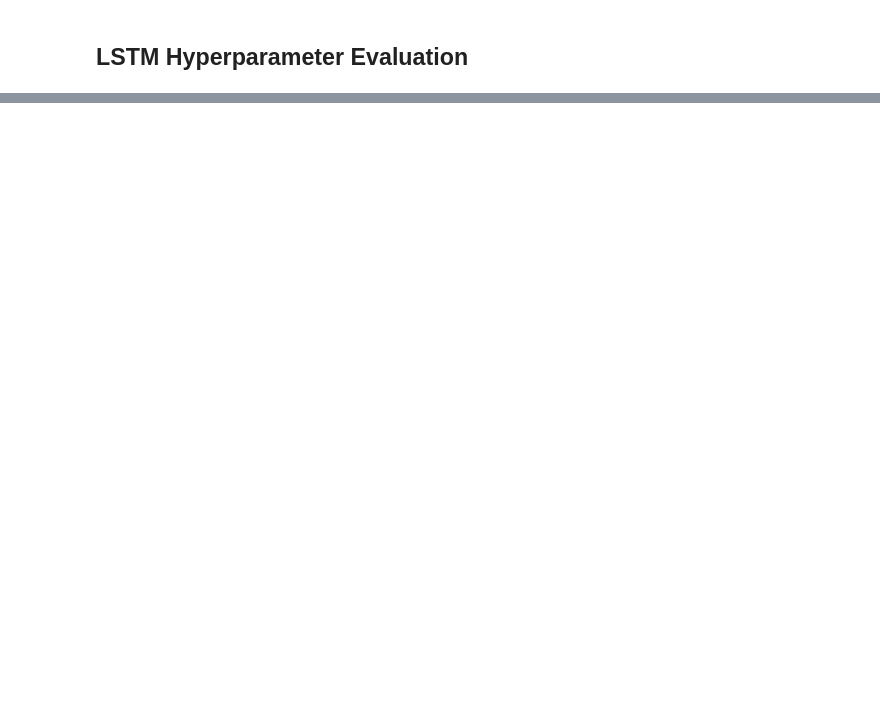
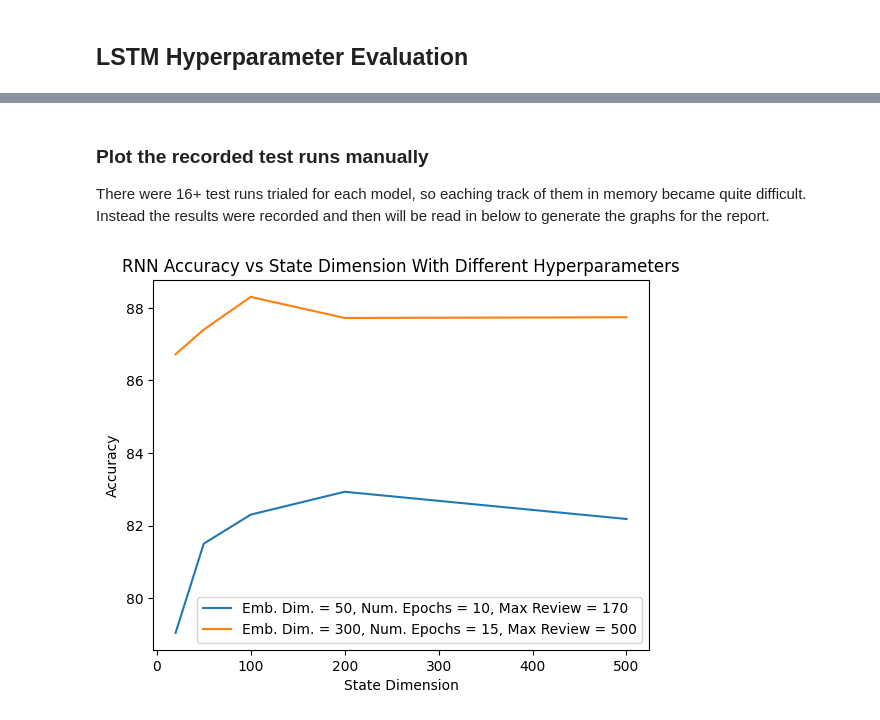
Before and after one commit to nathanbowness/CSI5340Assignments, a Jupyter notebook: Assignment3/Assignment3.ipynb, the cells around one changed output, grey strips where cells are left out. Saved outputs shown, nothing was run; the diff lists cells and outputs as text; code cells hidden in the pictures; blank space fills up the shorter version.

```diff
--- a/Assignment3/Assignment3.ipynb
+++ b/Assignment3/Assignment3.ipynb
@@ -433,0 +389,23 @@ tensor(0.6639, device='cuda:0', grad_fn=<BinaryCrossEntropyBackward0>)
+# %% [markdown]
+### Plot the recorded test runs manually
+There were 16+ test runs trialed for each model, so eaching track of them in memory became quite difficult. Instead the results were recorded and then will be read in below to generate the graphs for the report.
+# %%
+# Graph the Best and Worse Average Accuracy runs for RNN - considerring the average accuracy for all state dimensions
+dimensions = [20, 50, 100, 200, 500]
+rrn_worst_accuracy = [79.04, 81.50, 82.30, 82.93, 82.18]
+rrn_best_accuracy = [86.72, 87.40, 88.30, 87.72, 87.74]
+
+# Plot the results
+plt.plot(dimensions, rrn_worst_accuracy, label='Emb. Dim. = 50, Num. Epochs = 10, Max Review = 170')
+plt.plot(dimensions, rrn_best_accuracy, label='Emb. Dim. = 300, Num. Epochs = 15, Max Review = 500')
+
+# Add labels and title to the plot
+plt.xlabel('State Dimension')
+plt.ylabel('Accuracy')
+plt.title('RNN Accuracy vs State Dimension With Different Hyperparameters')
+plt.legend()
+
+# Show the plot
+plt.show()
+# %% [output]
+[figure, added]
```
Also changed, not shown: parts of 30 cells of this notebook.
